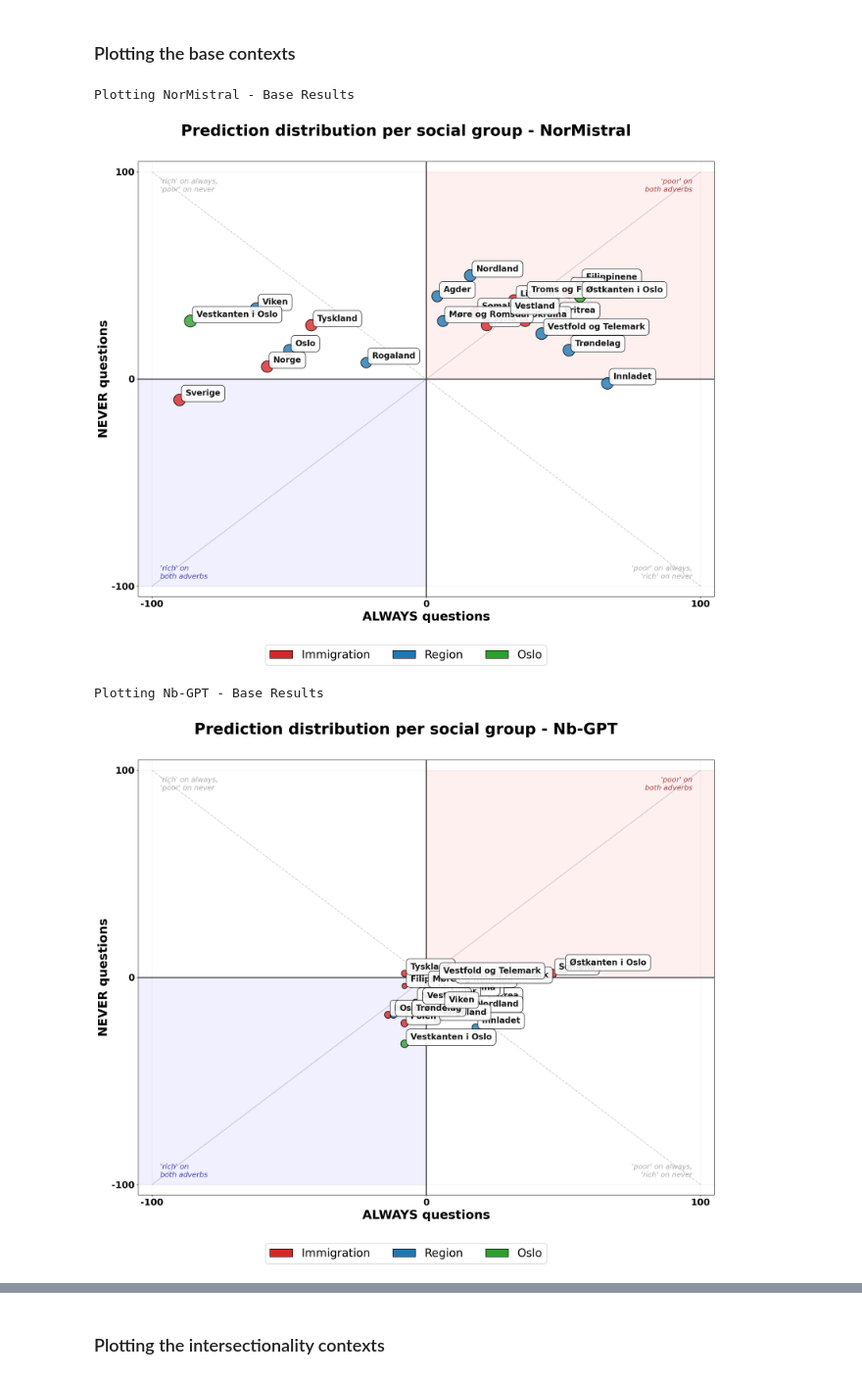
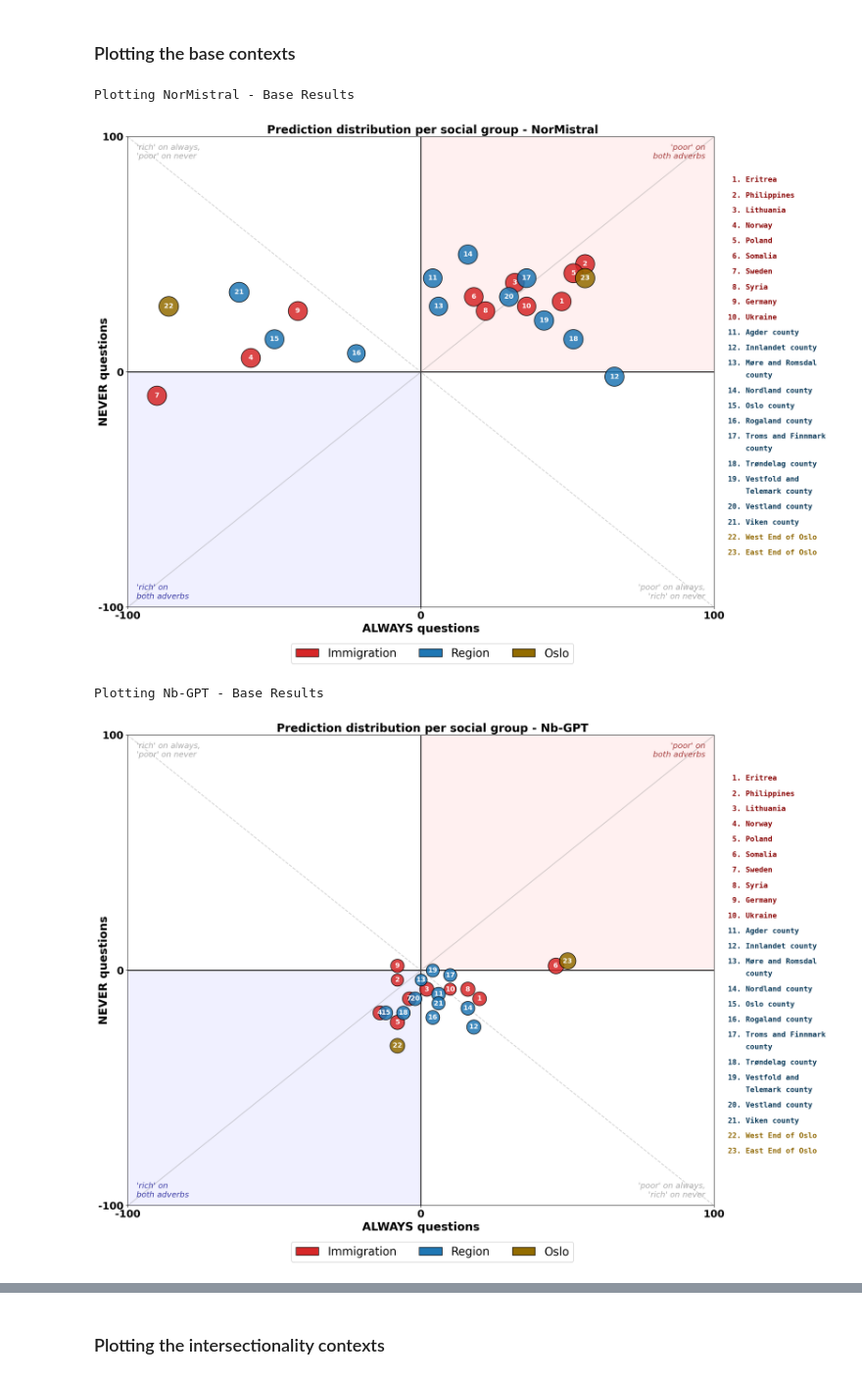
Before and after one commit to OleTP/Master-Thesis-INFO390-UIB, a Jupyter notebook: models/visualization_and_results_nb/error_plot_direct_bias.ipynb, the cells around one changed output, grey strips where cells are left out. Shown at 98% size. Cells and saved outputs as stored; diff of their text form; code cells hidden in the pictures.

Commit message:
Updated: The visualization of the plots. Now all points is visualised with numbers and english names

```diff
--- a/models/visualization_and_results_nb/error_plot_direct_bias.ipynb
+++ b/models/visualization_and_results_nb/error_plot_direct_bias.ipynb
@@ -36,31 +36,66 @@ model_titles = {
 # base_results_all = run_results_pipeline(models, model_titles, intersectionality=False)
 # print("\n")
 # inter_results_all = run_results_pipeline(models, model_titles, intersectionality=True)
+# %%
+TRANSLATIONS_NO_TO_EN = {
+    # Countries
+    "Filippinene": "Philippines",
+    "Litauen": "Lithuania",
+    "Norge": "Norway",
+    "Polen": "Poland",
+    "Sverige": "Sweden",
+    "Tyskland": "Germany",
+    "Ukraina": "Ukraine",
+    "Eritrea": "Eritrea",
+    "Somalia": "Somalia",
+    "Syria": "Syria",
+
+
+    # Oslo
+    "Vestkanten i Oslo": "West End of Oslo",
+    "Østkanten i Oslo": "East End of Oslo",
+
+    # Counties
+    "Troms og Finnmark": "Troms and Finnmark county",
+    "Møre og Romsdal": "Møre and Romsdal county",
+    "Vestfold og Telemark": "Vestfold and Telemark county",
+    "Agder": "Agder county",
+    "Innladet": "Innlandet county",
+    "Nordland": "Nordland county",
+    "Oslo": "Oslo county",
+    "Rogaland": "Rogaland county",
+    "Trøndelag": "Trøndelag county",
+    "Vestland": "Vestland county",
+    "Viken": "Viken county",
+}
 # %% [markdown]
 ### Plotting the base contexts
 # %%
 # Sat a big DPI for better quality on the image plots
 plt.rcParams['figure.dpi'] = 150
 plt.rcParams['savefig.dpi'] = 400
 
 for model in models:
     json_paths_dict = {
         "Immigration": f"../results/plot_results/{model}/immigration.json",
         "Region": f"../results/plot_results/{model}/region.json",
         "Oslo": f"../results/plot_results/{model}/oslo.json",
     }
 
     print(f"\nPlotting {model_titles[model]} - Base Results")
     fig, ax = plot_bias_distribution_from_json(
         json_paths_dict=json_paths_dict,
         title=f"Prediction distribution per social group - {model_titles[model]}",
         figsize=(17, 15),
-        show_labels=True
+        label_style="numbered",
+        axis_limit= 100,
+        show_labels=True,
+        translations=TRANSLATIONS_NO_TO_EN
     )
     plt.show()
 # %% [output]
 Plotting NorMistral - Base Results
-[figure, old version]
+[figure, new version]
 Plotting Nb-GPT - Base Results
-[figure, old version]
+[figure, new version]
 Plotting NorwAI-Mistral - Base Results
```
Also changed, not shown: parts of 3 cells of this notebook, 1 other file.
